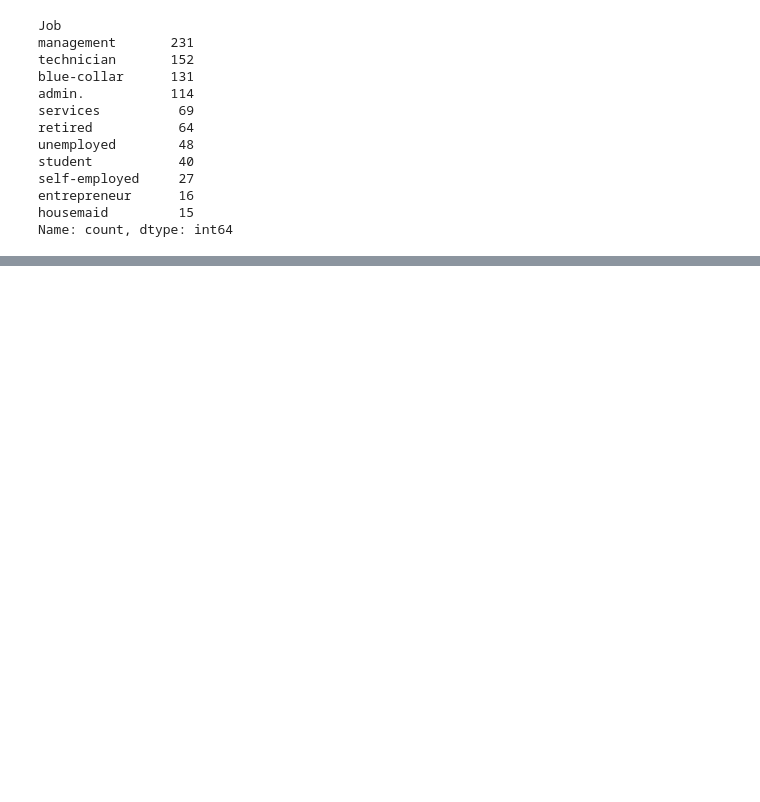
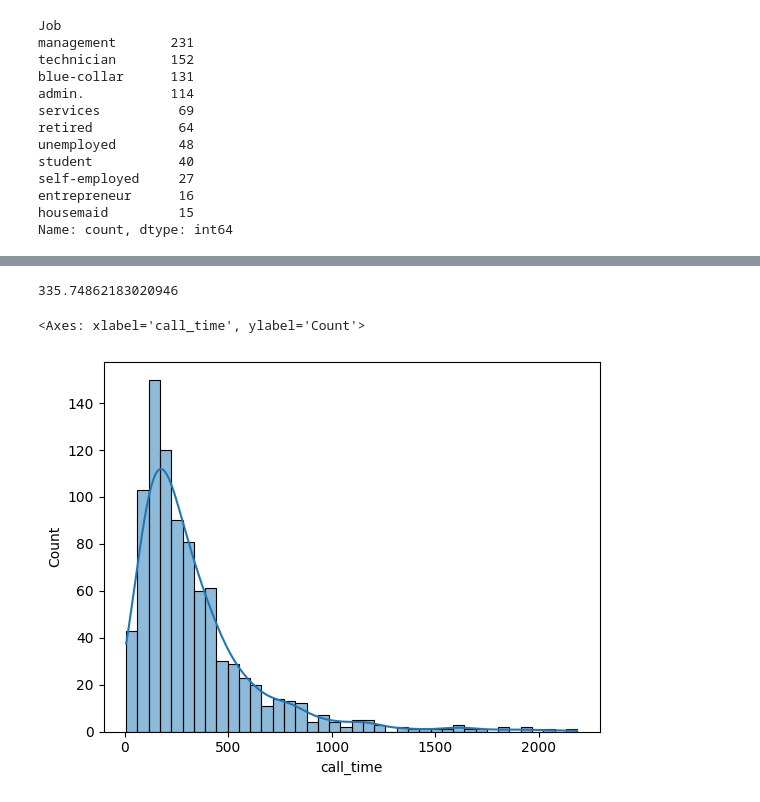
Before and after one commit to ndjogo/Class_practice, a Jupyter notebook: pandas/pandas.ipynb, the cells around one changed output, grey strips where cells are left out. Drawn from its saved outputs; the diff is of its cells as text; code cells hidden in the pictures; blank space fills up the shorter version.

```diff
--- a/pandas/pandas.ipynb
+++ b/pandas/pandas.ipynb
@@ -522,3 +524,12 @@ car_insurance.head()
 | 15 | 16 | 61 | management | single | tertiary | 0 | 2 | 0 | 0 | cellular | ... |
 | 16 | 17 | 34 | admin. | single | secondary | 0 | 69 | 1 | 0 | telephone | ... |
 | 17 | 18 | 46 | management | married | tertiary | 0 | 7331 | 0 | 0 | cellular | ... |
+# %%
+car_insurance["call_time"].mean()
+# %% [output]
+335.74862183020946
+# %%
+sns.histplot(car_insurance["call_time"],kde= True)
+# %% [output]
+<Axes: xlabel='call_time', ylabel='Count'>
+[figure, added]
```
Also changed, not shown: parts of 7 cells of this notebook.
